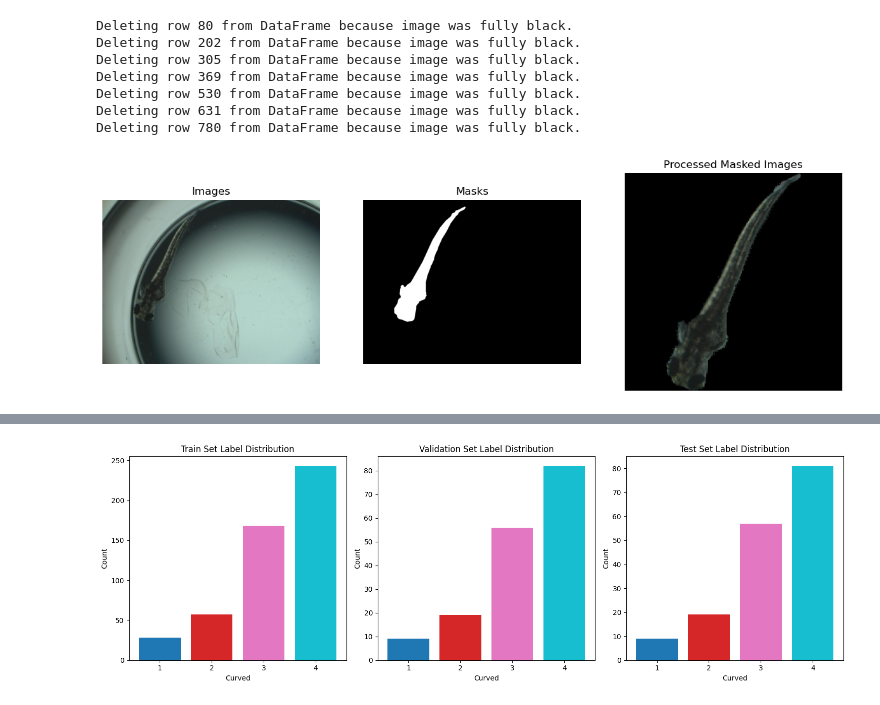
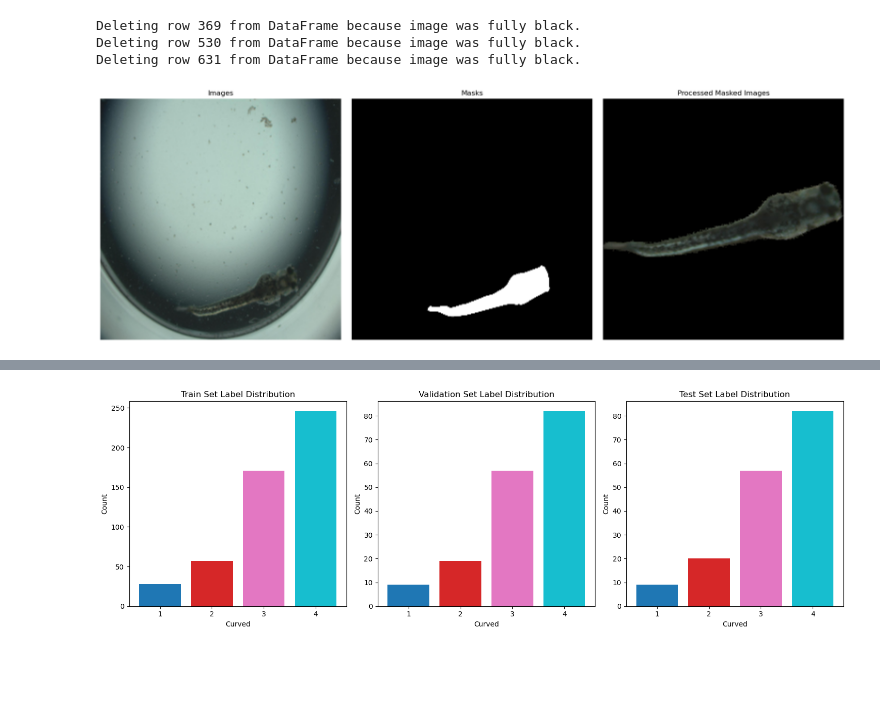
Before and after one commit to MarkDanielArndt/Zebra_Fish, a Jupyter notebook: Classification_Notebook.ipynb, the cells around one changed output, grey strips where cells are left out. Drawn from its saved outputs; the diff is of its cells as text; code cells hidden in the pictures; blank space fills up the shorter version.

```diff
--- a/Classification_Notebook.ipynb
+++ b/Classification_Notebook.ipynb
@@ -36,7 +45,5 @@ seed = 111
 # %%
-#Set Parameters
-#0. Set user
-User="Andrey" #Set to Mark if you are Mark XD
+#Set Parameters Mark
 
 #1. Set parameters for data loading
 if User=="Mark":
@@ -103,6 +110,9 @@ if User=="Mark":
     cnn_fill_mode="nearest"
 
     #6 CNN. Training parameters
+
+    train_from_scratch = False #Train from scratch (vgg_16) or use pre-trained model (already trained)
+
     cnn_learning_rate = 0.001
     cnn_loss = 'crossentropy'
     cnn_num_epochs = 1
@@ -115,7 +125,7 @@ if User=="Mark":
     cnn_model_name = "vgg_16_model.keras"
     cnn_metrics_name = "vgg_16_metrics.json"
 # %%
-#Set Parameters
+#Set Parameters Andrey
 #0. Set user
 if User=="Andrey":
 
@@ -138,15 +148,13 @@ if User=="Andrey":
     balance_val = False
     balance_test = False
 
-    Model_type = "CNN"
-
 
     # Segmentation
-    Model_seg = True
-    num_epochs_seg = 3
+    Model_seg = False
+    num_epochs_seg = 1
     criterion_seg = torch.nn.BCEWithLogitsLoss()
     seg_directory = "C:/Local_Docs/Uni/Hiwi_IBT/Zebra_Fish/Models"
-    seg_train = True
+    seg_train = False
 
     # HP Tuning
     hp_tuning = False
@@ -155,8 +163,11 @@ if User=="Andrey":
 
     #Use trained model for mask segmentation of images
     use_seg_model = True
-    trained_seg_model = f"{seg_directory}/Segmentation/seg_model.pth"
+    trained_seg_model = f"{seg_directory}/segmentation_model.pth"
 
+    #Select Model for classification
+    Model_type = "CNN"
+    Train_CNN = True
     #5 Transformer. Augmentation parameters
     trans_rotation_range = 45
     trans_width_shift_range = 0.2
@@ -175,6 +186,7 @@ if User=="Andrey":
     trans_metrics_name = "trans_metrics.txt"
 
     #5 CNN. Augmentation parameters
+
     cnn_rotation_range = 45
     cnn_width_shift_range = 0.2
     cnn_height_shift_range = 0.2
@@ -185,15 +197,21 @@ if User=="Andrey":
     #6 CNN. Training parameters
     cnn_learning_rate = 0.001
     cnn_loss = 'crossentropy'
-    cnn_num_epochs = 1
+    cnn_num_epochs = 5
     cnn_num_epochs_pre = 1
     dense_layer = 512
     dropout = 0.3
 
     #7 CNN. Save parameters
-    cnn_log_directory = "Models/CNN"
-    cnn_model_name = "vgg_16_model.keras"
+    train_from_scratch = False
+    trained_model_name = "test_model.keras"
+    cnn_log_directory = f"{seg_directory}/CNN"
+    cnn_model_name = "adapted_test_model.keras"
     cnn_metrics_name = "vgg_16_metrics.json"
+
+    #8 Evaluate Models
+    load_directory = f"{seg_directory}/CNN"
+    load_model_name = "adapted_test_model.keras"
 # %%
 #1) Match the images and masks to the exel data.
 # Create Df with the following columns: Image, Mask Path, Sample, Fish_Num, Edema, Curved, Masked Image
@@ -332,17 +369,17 @@ def preprocess_masked_images(df, target_size):
     return df
 
 
+#Delete Rows with NAW
+df_result = df_result[df_result[label_name] != "NAW"]
+# Convert label to integers
+df_result["Curved"] = df_result["Curved"].astype(int)
 #Preprocess masked images
 df_result = preprocess_masked_images(df_result, target_size)
 # %% [output]
-Deleting row 80 from DataFrame because image was fully black.
-Deleting row 202 from DataFrame because image was fully black.
-Deleting row 305 from DataFrame because image was fully black.
 Deleting row 369 from DataFrame because image was fully black.
 Deleting row 530 from DataFrame because image was fully black.
 Deleting row 631 from DataFrame because image was fully black.
-Deleting row 780 from DataFrame because image was fully black.
 # %%
-display_sample(df_result, 445, Columns=['Images', 'Masks', 'Processed Masked Images'])
+display_images(df_result, index=3, col1="Images", col2="Masks", col3='Processed Masked Images', target_size=target_size)
 # %% [output]
-[figure, old version]
+[figure, new version]
```
Also changed, not shown: parts of 21 cells of this notebook.
